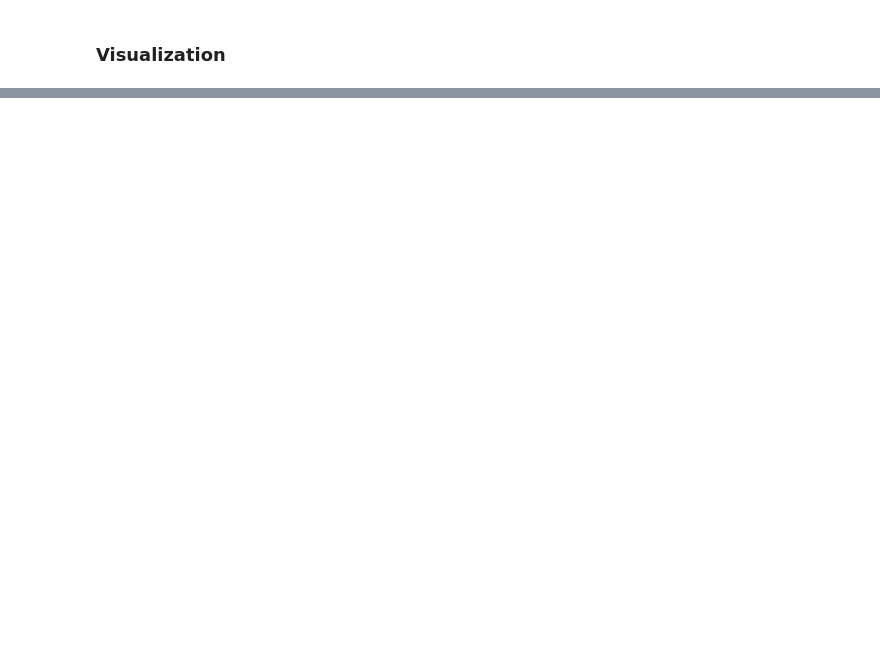
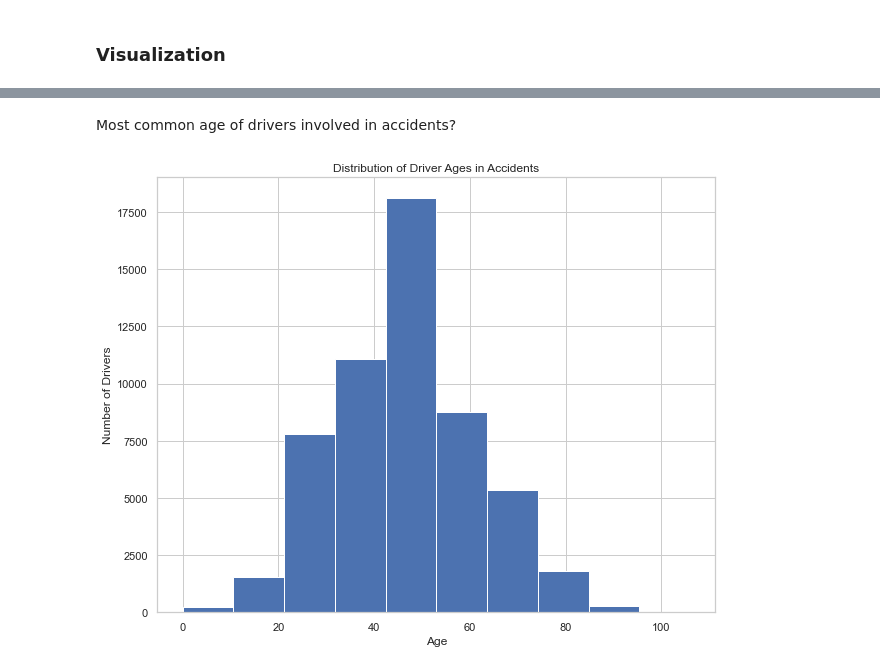
Before and after one commit to Victor-Mufasa/Phase-4-Project, a Jupyter notebook: index.ipynb, the cells around one changed output, grey strips where cells are left out. Drawn from its saved outputs; the diff is of its cells as text; code cells hidden in the pictures; blank space fills up the shorter version.

```diff
--- a/index.ipynb
+++ b/index.ipynb
@@ -195,0 +250,11 @@ plt.show()
+# %% [markdown]
+Most common age of drivers involved in accidents?
+# %%
+fig,ax = plt.subplots(figsize=(10,8))
+plt.hist(data['AGE'])
+plt.title('Distribution of Driver Ages in Accidents')
+plt.xlabel('Age')
+plt.ylabel('Number of Drivers')
+plt.show()
+# %% [output]
+[figure, added]
```
Also changed, not shown: parts of 13 cells of this notebook.
